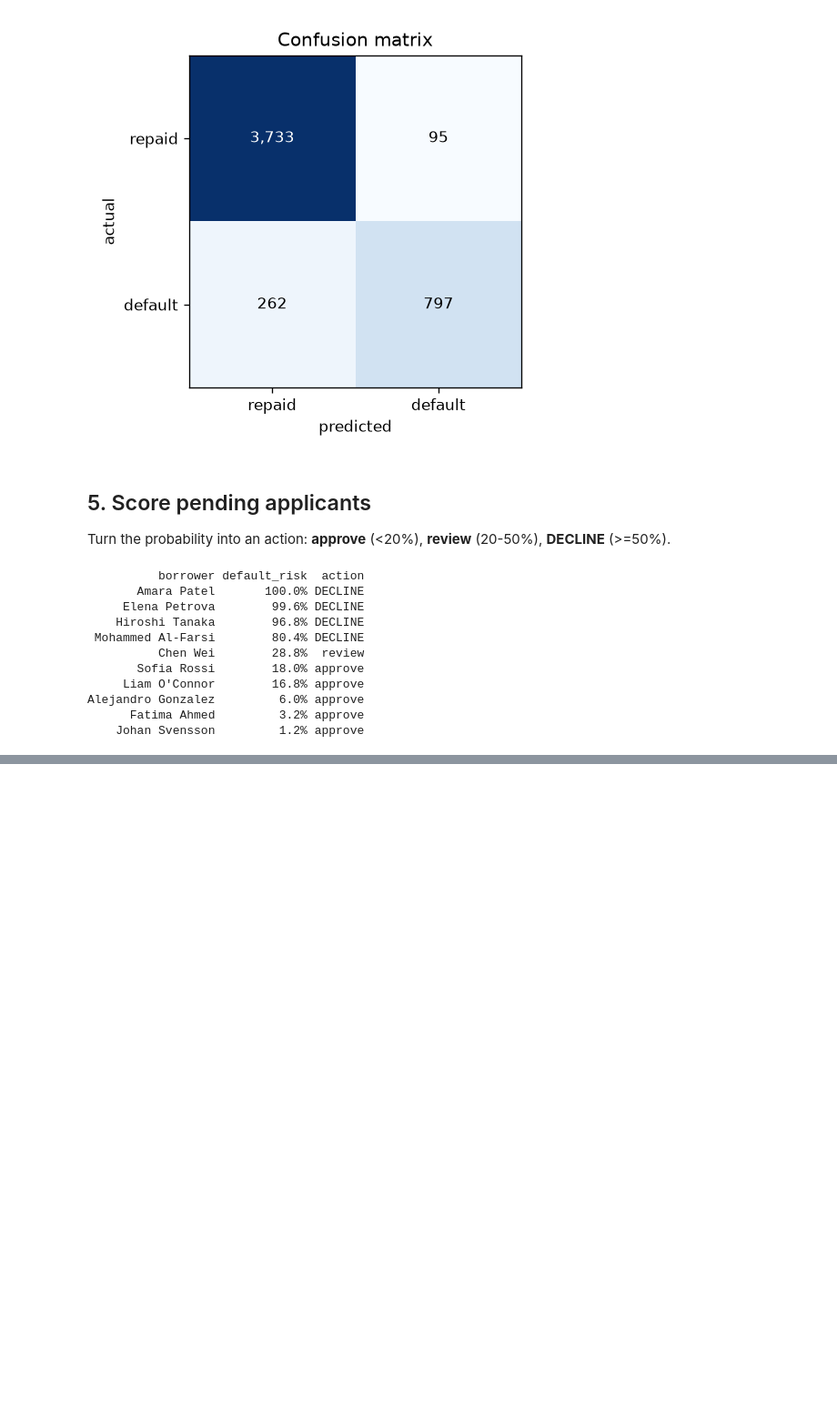
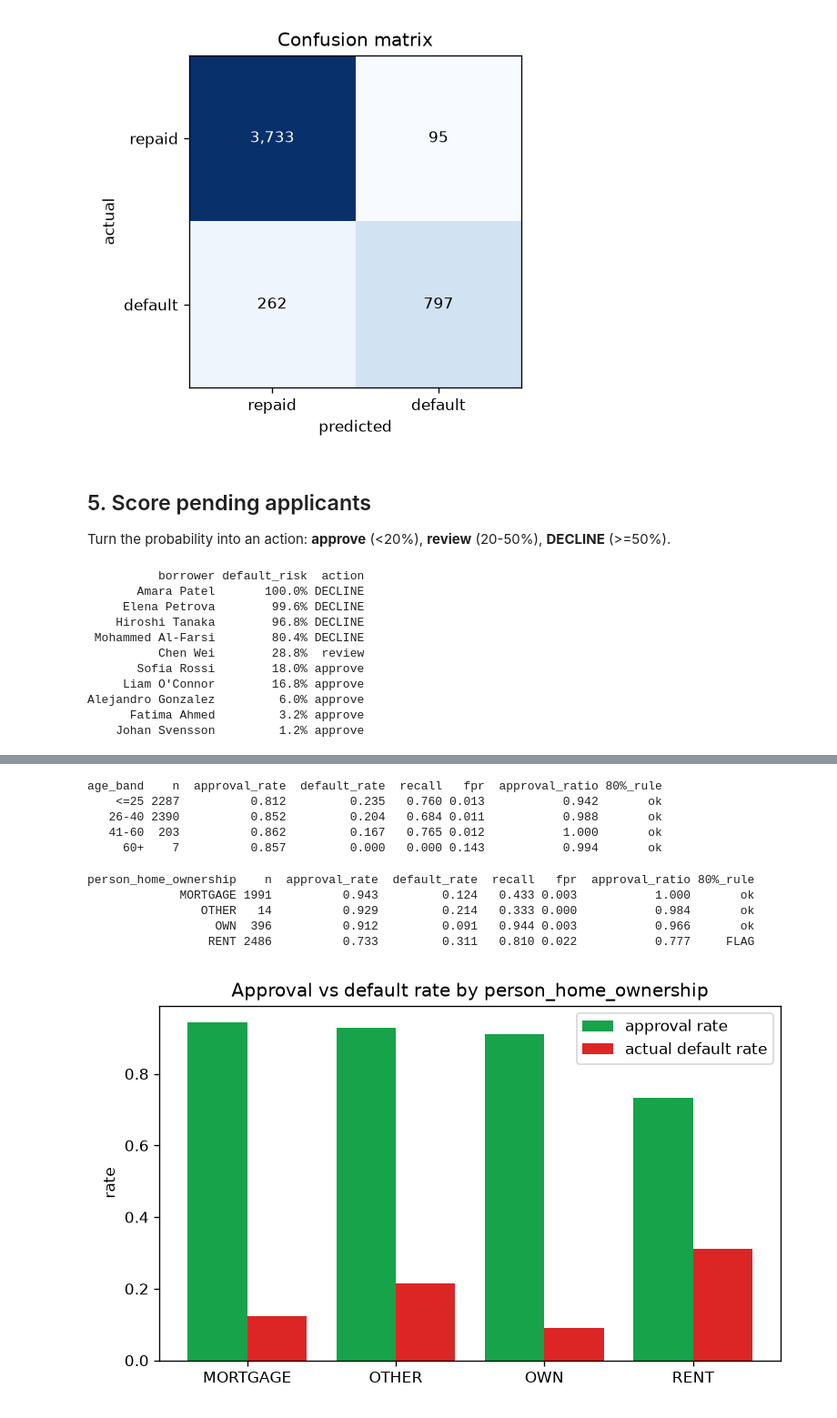
Before and after one commit to teampropty-hub/loan-default-predictor, a Jupyter notebook: analysis.ipynb, the cells around one changed output, grey strips where cells are left out. Shown at 91% size. Cells and saved outputs as stored; diff of their text form; code cells hidden in the pictures; blank space fills up the shorter version.

```diff
--- a/analysis.ipynb
+++ b/analysis.ipynb
@@ -94,0 +117,23 @@ Alejandro Gonzalez         6.0% approve
+# %%
+from fairness import group_metrics
+group_metrics(scored, 'age_band', t)
+# %% [output]
+age_band    n  approval_rate  default_rate  recall   fpr  approval_ratio 80%_rule
+    <=25 2287          0.812         0.235   0.760 0.013           0.942       ok
+   26-40 2390          0.852         0.204   0.684 0.011           0.988       ok
+   41-60  203          0.862         0.167   0.765 0.012           1.000       ok
+     60+    7          0.857         0.000   0.000 0.143           0.994       ok
+# %%
+group_metrics(scored, 'person_home_ownership', t)
+# %% [output]
+person_home_ownership    n  approval_rate  default_rate  recall   fpr  approval_ratio 80%_rule
+             MORTGAGE 1991          0.943         0.124   0.433 0.003           1.000       ok
+                OTHER   14          0.929         0.214   0.333 0.000           0.984       ok
+                  OWN  396          0.912         0.091   0.944 0.003           0.966       ok
+                 RENT 2486          0.733         0.311   0.810 0.022           0.777     FLAG
+# %%
+from fairness import plot_group_metrics
+plot_group_metrics(group_metrics(scored, 'person_home_ownership', t),
+                   'person_home_ownership', 'reports/fairness_home.png')
+# %% [output]
+[figure, added]
```
Also changed, not shown: parts of 7 cells of this notebook, 15 other files.
